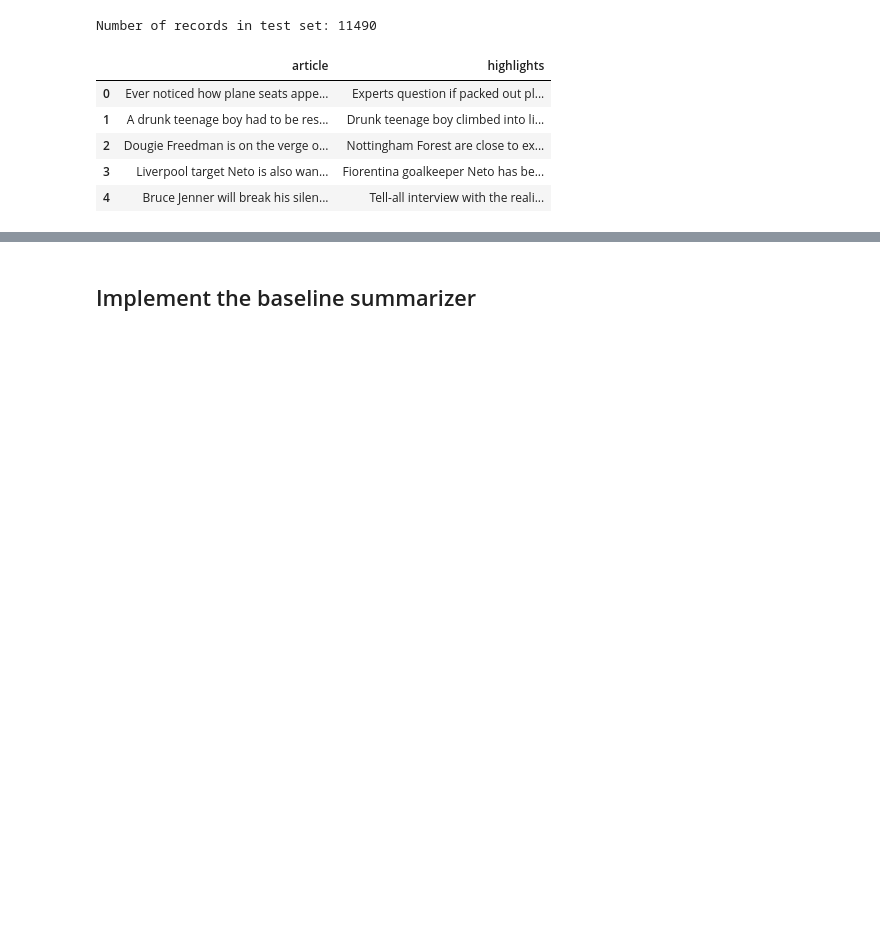
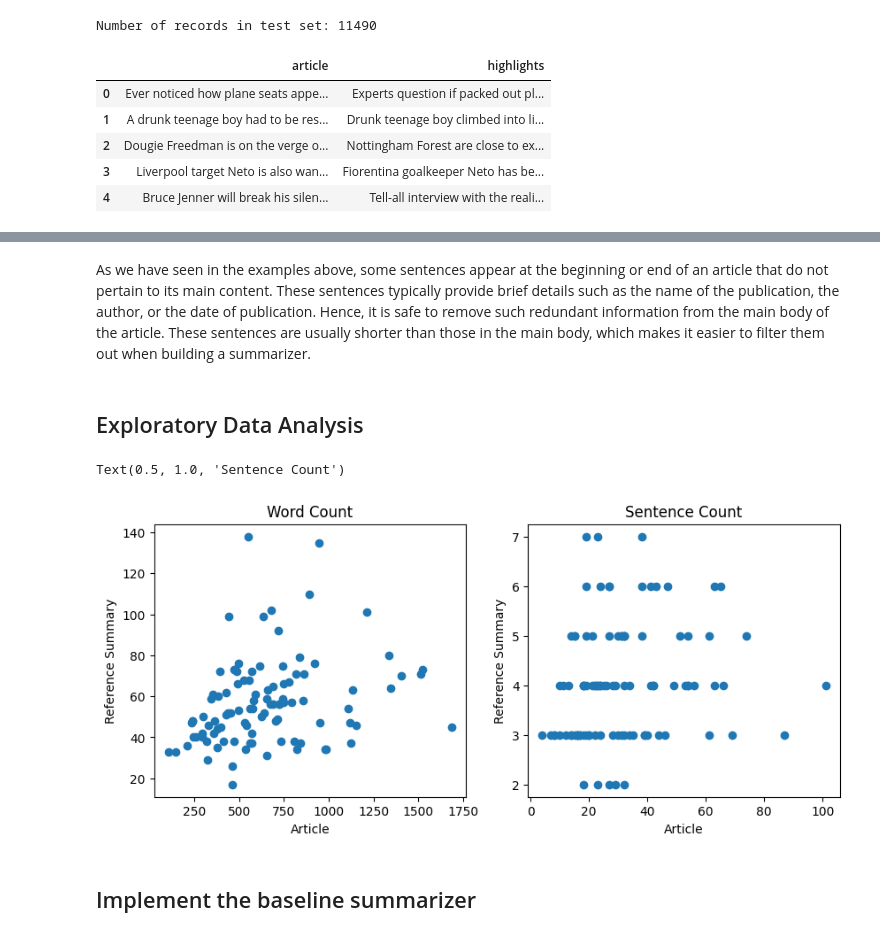
Before and after one commit to zs144/23fa-ece684-final-proj, a Jupyter notebook: method1_baseline.ipynb, the cells around one changed output, grey strips where cells are left out. Saved outputs shown, nothing was run; the diff lists cells and outputs as text; code cells hidden in the pictures; blank space fills up the shorter version.

```diff
--- a/method1_baseline.ipynb
+++ b/method1_baseline.ipynb
@@ -68,3 +87,32 @@ print(textwrap.fill(text=example_text, replace_whitespace=False,
+# %% [markdown]
+As we have seen in the examples above, some sentences appear at the beginning or end of an article that do not pertain to its main content. These sentences typically provide brief details such as the name of the publication, the author, or the date of publication. Hence, it is safe to remove such redundant information from the main body of the article. These sentences are usually shorter than those in the main body, which makes it easier to filter them out when building a summarizer.
+# %% [markdown]
+## Exploratory Data Analysis
+# %%
+samples = df_val.sample(n=100, random_state=0)
+
+article_wc = [len(article.split()) for article in samples['article']]
+summary_wc = [len(summary.split()) for summary in samples['highlights']]
+stop_words = stopwords.words('english')
+
+tfidf = TfidfVectorizer(stop_words=stop_words, norm='l1')
+article_sc = [len(nltk.tokenize.sent_tokenize(a)) for a in samples['article']]
+summary_sc = [len(nltk.tokenize.sent_tokenize(s)) for s in samples['highlights']]
+
+fig = plt.figure(figsize=(10, 4))
+plt.subplot(1, 2, 1)
+plt.scatter(article_wc, summary_wc)
+plt.xlabel('Article')
+plt.ylabel('Reference Summary')
+plt.title('Word Count')
+plt.subplot(1, 2, 2)
+plt.scatter(article_sc, summary_sc)
+plt.xlabel('Article')
+plt.ylabel('Reference Summary')
+plt.title('Sentence Count')
+# %% [output]
+Text(0.5, 1.0, 'Sentence Count')
+[figure, added]
 # %% [markdown]
 ## Implement the baseline summarizer
 # %%
```
Also changed, not shown: parts of 3 cells of this notebook.
